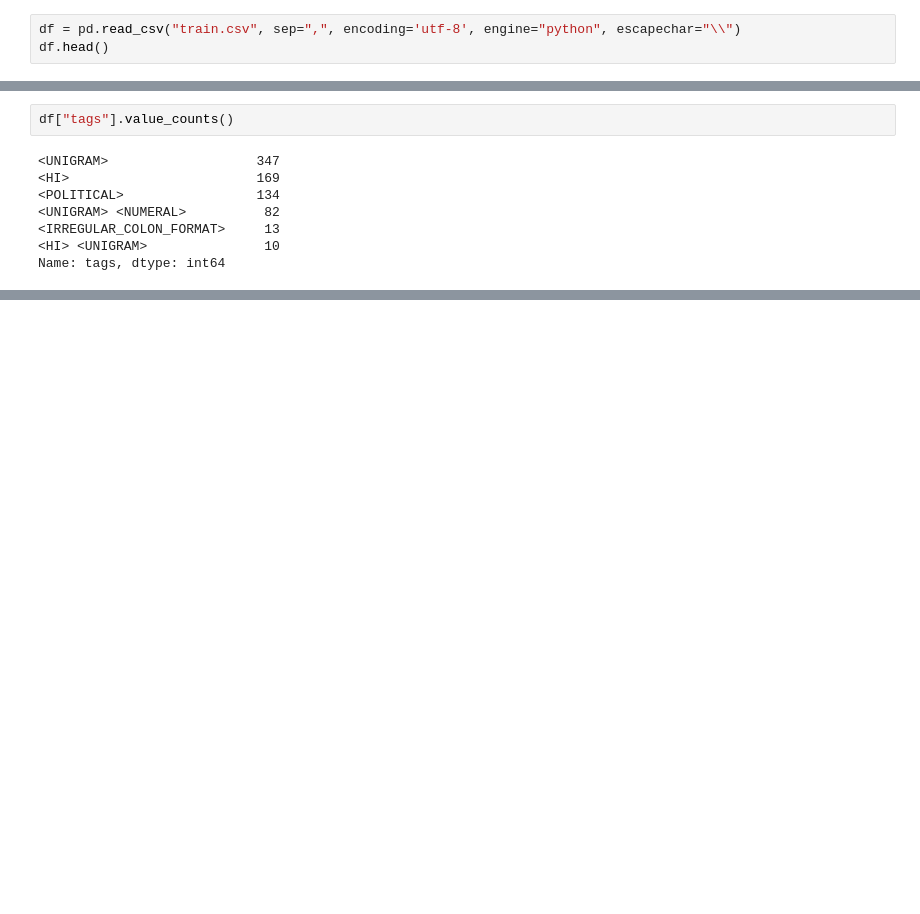
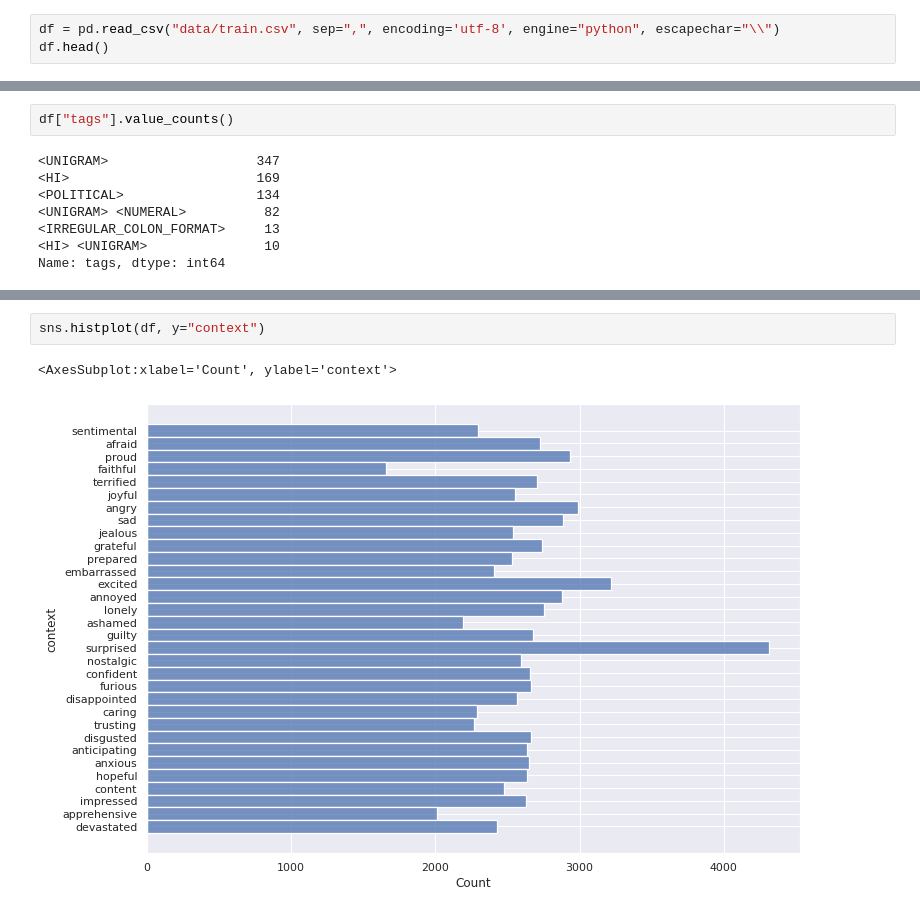
Before and after one commit to wilmeragsgh/philia, a Jupyter notebook: experiments/eda.ipynb, the cells around one changed output, grey strips where cells are left out. Drawn from its saved outputs; the diff is of its cells as text; blank space fills up the shorter version.

```diff
--- a/experiments/eda.ipynb
+++ b/experiments/eda.ipynb
@@ -25,5 +15,5 @@ ModuleNotFoundError: No module named 'pandas'
 # %%
-df = pd.read_csv("train.csv", sep=",", encoding='utf-8', engine="python", escapechar="\\")
+df = pd.read_csv("data/train.csv", sep=",", encoding='utf-8', engine="python", escapechar="\\")
 df.head()
 # %% [output]
 |  | conv_id | utterance_idx | context | prompt | speaker_idx | utterance | selfeval | tags |
@@ -44,0 +116,5 @@ Name: tags, dtype: int64
+# %%
+sns.histplot(df, y="context")
+# %% [output]
+<AxesSubplot:xlabel='Count', ylabel='context'>
+[figure, added]
```
Also changed, not shown: parts of 14 cells of this notebook.
